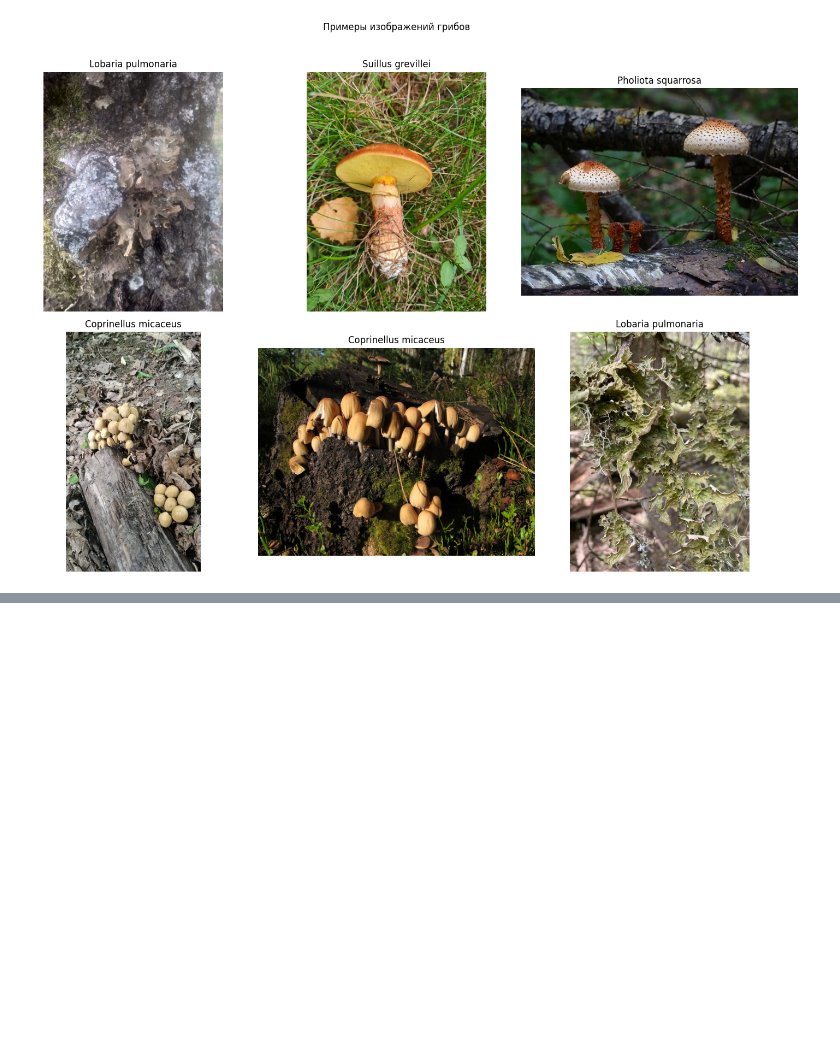
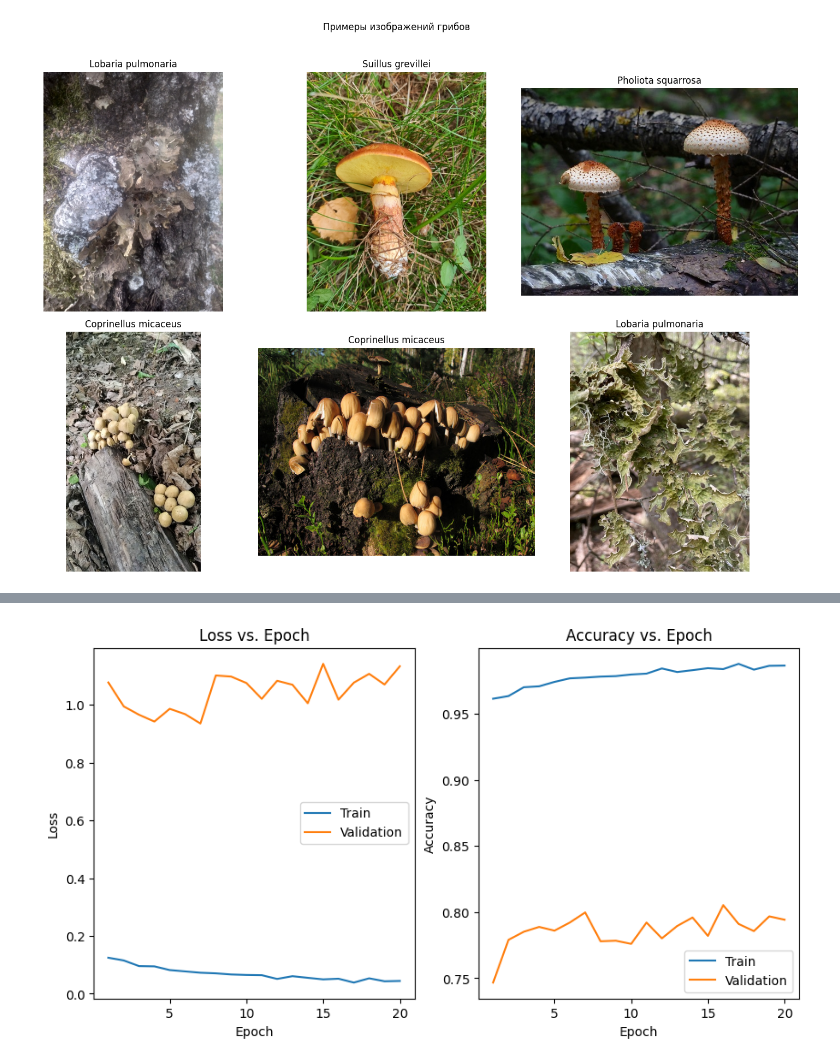
Before and after one commit to IlyaPronin461/mushroom-classification, a Jupyter notebook: ResNet_model.ipynb, the cells around one changed output, grey strips where cells are left out. Cells and saved outputs as stored; diff of their text form; code cells hidden in the pictures; blank space fills up the shorter version.

```diff
--- a/VIT_model.ipynb
+++ b/ResNet_model.ipynb
@@ -571,0 +360,16 @@ print(f"Модель сохранена в {save_path}")
+# %%
+# Создаем DataLoader с сэмплером
+train_loader = DataLoader(
+    train_dataset,
+    batch_size=64,
+    sampler=train_sampler,
+    shuffle=False,  # shuffle должен быть False при использовании sampler
+    num_workers=2
+)
+
+test_loader = DataLoader(
+    test_dataset,
+    batch_size=32,
+    shuffle=False,
+    num_workers=2
+)
@@ -571,0 +470,22 @@ print(f"Модель сохранена в {save_path}")
+# %%
+# Построим графики
+plt.figure(figsize=(10, 5))
+plt.subplot(1, 2, 1)
+plt.plot(range(1, num_epochs+1), train_losses, label='Train')
+plt.plot(range(1, num_epochs+1), test_losses, label='Validation')
+plt.xlabel('Epoch')
+plt.ylabel('Loss')
+plt.title('Loss vs. Epoch')
+plt.legend()
+
+plt.subplot(1, 2, 2)
+plt.plot(range(1, num_epochs+1), train_accuracies, label='Train')
+plt.plot(range(1, num_epochs+1), test_accuracies, label='Validation')
+plt.xlabel('Epoch')
+plt.ylabel('Accuracy')
+plt.title('Accuracy vs. Epoch')
+plt.legend()
+
+plt.show()
+# %% [output]
+[figure, added]
```
Also changed, not shown: parts of 49 cells of this notebook, 6 other files.
